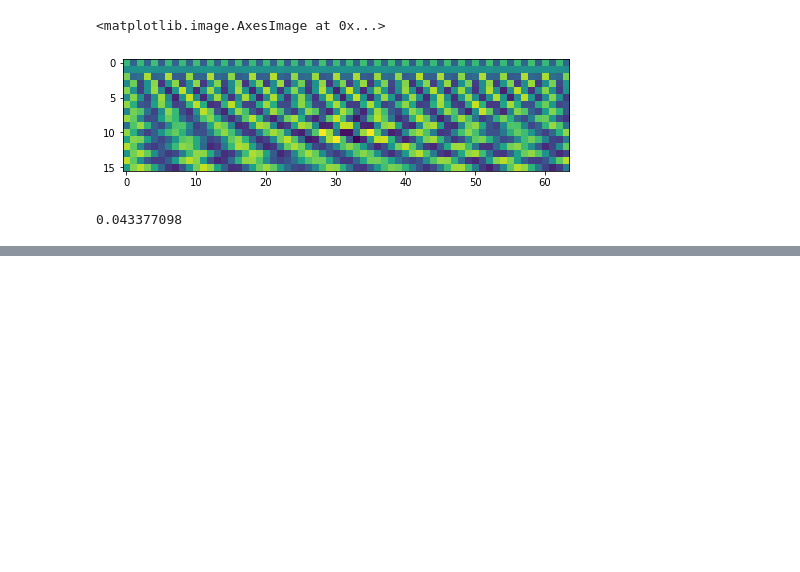
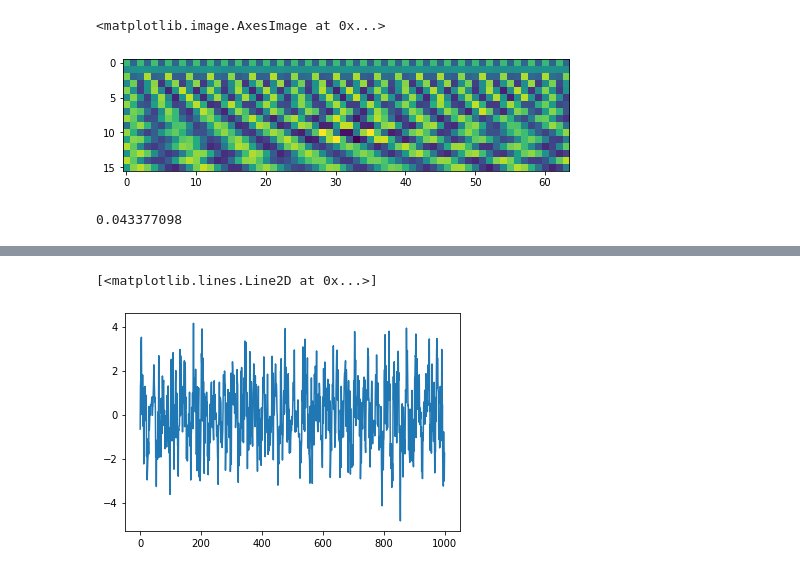
Before and after one commit to SeanScripts/learn-fourier, a Jupyter notebook: learn_fourier.ipynb, the cells around one changed output, grey strips where cells are left out. Drawn from its saved outputs; the diff is of its cells as text; code cells hidden in the pictures; blank space fills up the shorter version.

```diff
--- a/learn_fourier.ipynb
+++ b/learn_fourier.ipynb
@@ -168,0 +184,6 @@ np.max(model.weights[0][:,:,:])
+# %%
+f = signal + noise
+plt.plot(f)
+# %% [output]
+[<matplotlib.lines.Line2D at 0x...>]
+[figure, added]
```
Also changed, not shown: parts of 9 cells of this notebook.
